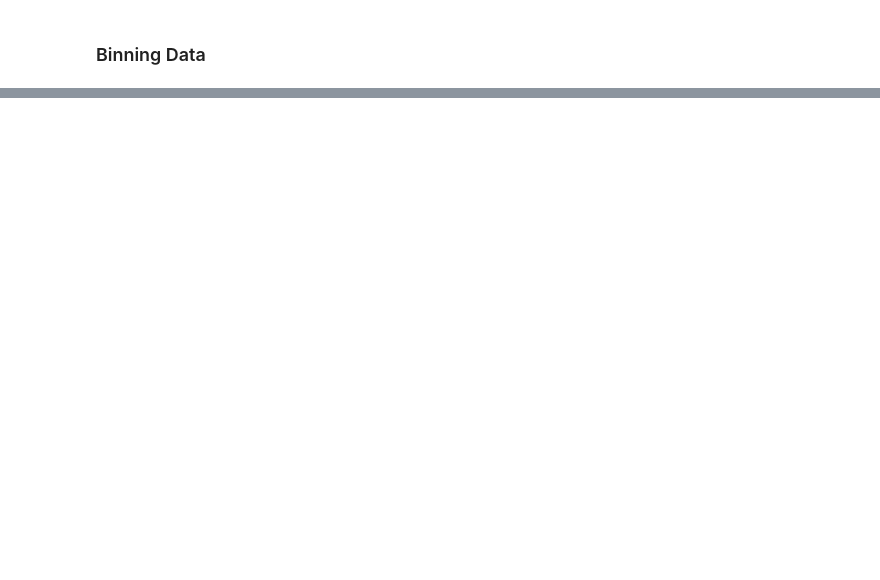
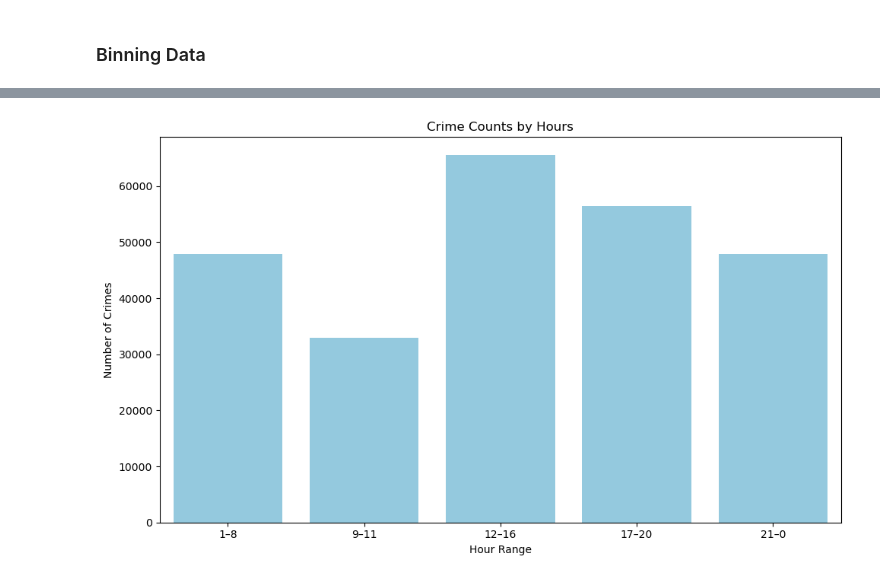
Before and after one commit to tkoche3/ISDS7075, a Jupyter notebook: ISDS7075_group.ipynb, the cells around one changed output, grey strips where cells are left out. Saved outputs shown, nothing was run; the diff lists cells and outputs as text; code cells hidden in the pictures; blank space fills up the shorter version.

```diff
--- a/ISDS7075_group.ipynb
+++ b/ISDS7075_group.ipynb
@@ -120,2 +164,21 @@ memory usage: 23.4+ MB
+# %%
+df_timedate['HourAdjusted'] = df_timedate['Hour'].replace(0, 24)
+
+bins = [0, 8, 11, 16, 20, 24]
+labels = ['1–8', '9–11', '12–16', '17–20', '21–0']
+
+df_timedate['HourBinned'] = pd.cut(df_timedate['HourAdjusted'], bins=bins, labels=labels, right=True, include_lowest=False)
+
+hourblock_counts = df_timedate['HourBinned'].value_counts().reindex(labels)
+
+plt.figure(figsize=(10,6))
+sns.barplot(x=hourblock_counts.index, y=hourblock_counts.values, color='skyblue')
+plt.title('Crime Counts by Hours')
+plt.xlabel('Hour Range')
+plt.ylabel('Number of Crimes')
+plt.tight_layout()
+plt.show()
+# %% [output]
+[figure, added]
 # %%
 #bin Weekday/Weekend (Cameron)
```
Also changed, not shown: parts of 6 cells of this notebook.
